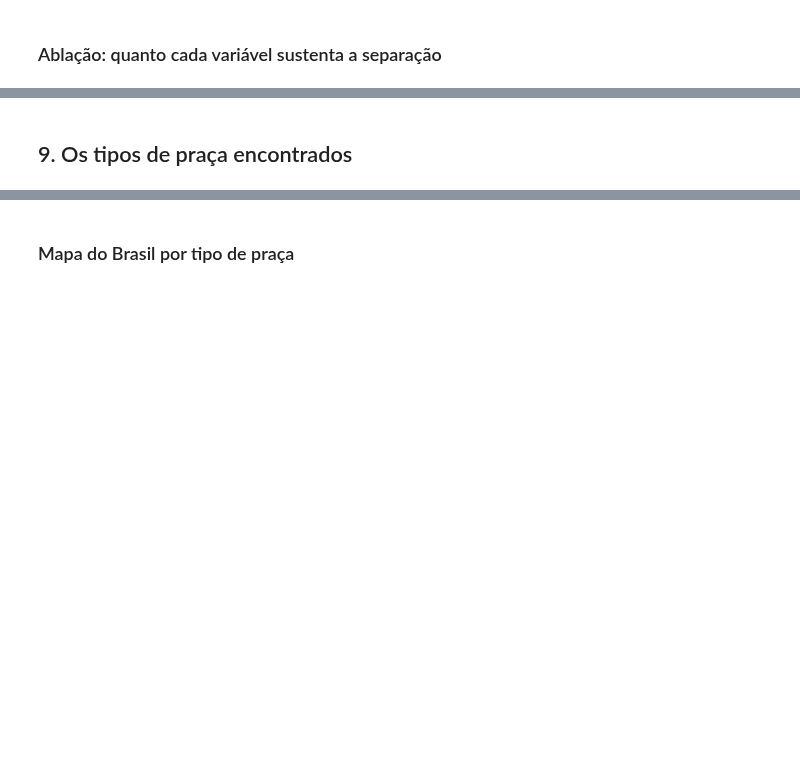
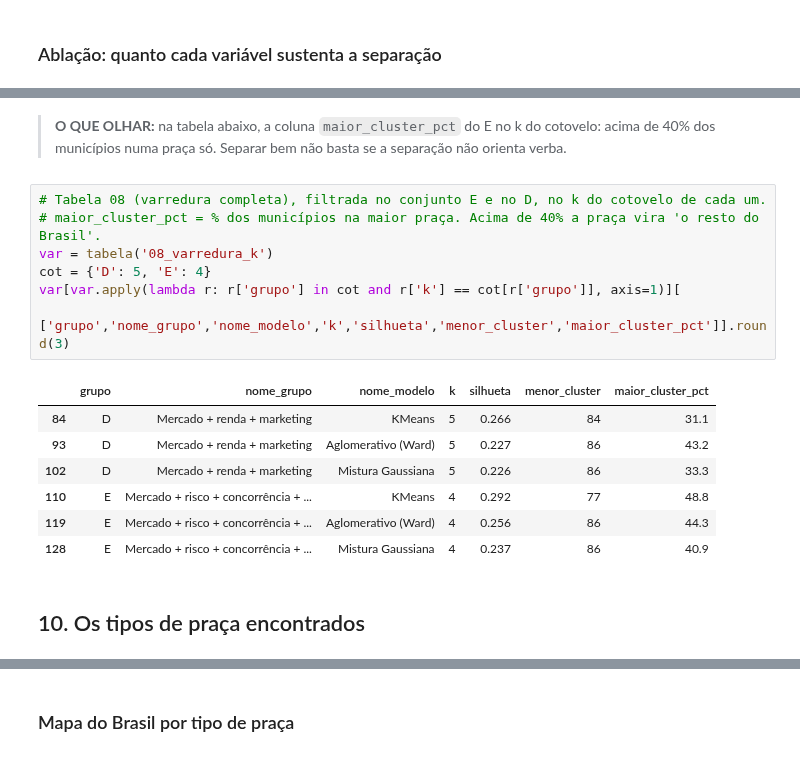
Before and after one commit to VictorGarcia25/ibmecPCDV20261_victor_lucas_beatriz_ravi, a Jupyter notebook: notebooks/02_poc_clusterizacao.ipynb, the cells around one changed output, grey strips where cells are left out. Saved outputs shown, nothing was run; the diff lists cells and outputs as text; blank space fills up the shorter version.

```diff
--- a/notebooks/02_poc_clusterizacao.ipynb
+++ b/notebooks/02_poc_clusterizacao.ipynb
@@ -273,2 +540,19 @@ tabela('14_ablacao')[['rotulo','silhueta_sem_ela','silhueta_completa','variacao'
+# %% [markdown]
+> **O QUE OLHAR:** na tabela abaixo, a coluna `maior_cluster_pct` do E no k do cotovelo: acima de 40% dos municípios numa praça só. Separar bem não basta se a separação não orienta verba.
+# %%
+# Tabela 08 (varredura completa), filtrada no conjunto E e no D, no k do cotovelo de cada um.
+# maior_cluster_pct = % dos municípios na maior praça. Acima de 40% a praça vira 'o resto do Brasil'.
+var = tabela('08_varredura_k')
+cot = {'D': 5, 'E': 4}
+var[var.apply(lambda r: r['grupo'] in cot and r['k'] == cot[r['grupo']], axis=1)][
+    ['grupo','nome_grupo','nome_modelo','k','silhueta','menor_cluster','maior_cluster_pct']].round(3)
+# %% [output]
+|  | grupo | nome_grupo | nome_modelo | k | silhueta | menor_cluster | maior_cluster_pct |
+| 84 | D | Mercado + renda + marketing | KMeans | 5 | 0.266 | 84 | 31.1 |
+| 93 | D | Mercado + renda + marketing | Aglomerativo (Ward) | 5 | 0.227 | 86 | 43.2 |
+| 102 | D | Mercado + renda + marketing | Mistura Gaussiana | 5 | 0.226 | 86 | 33.3 |
+| 110 | E | Mercado + risco + concorrência + ... | KMeans | 4 | 0.292 | 77 | 48.8 |
+| 119 | E | Mercado + risco + concorrência + ... | Aglomerativo (Ward) | 4 | 0.256 | 86 | 44.3 |
+| 128 | E | Mercado + risco + concorrência + ... | Mistura Gaussiana | 4 | 0.237 | 86 | 40.9 |
 # %% [markdown]
-## 9. Os tipos de praça encontrados
+## 10. Os tipos de praça encontrados
```
Also changed, not shown: parts of 61 cells of this notebook, 41 other files.
